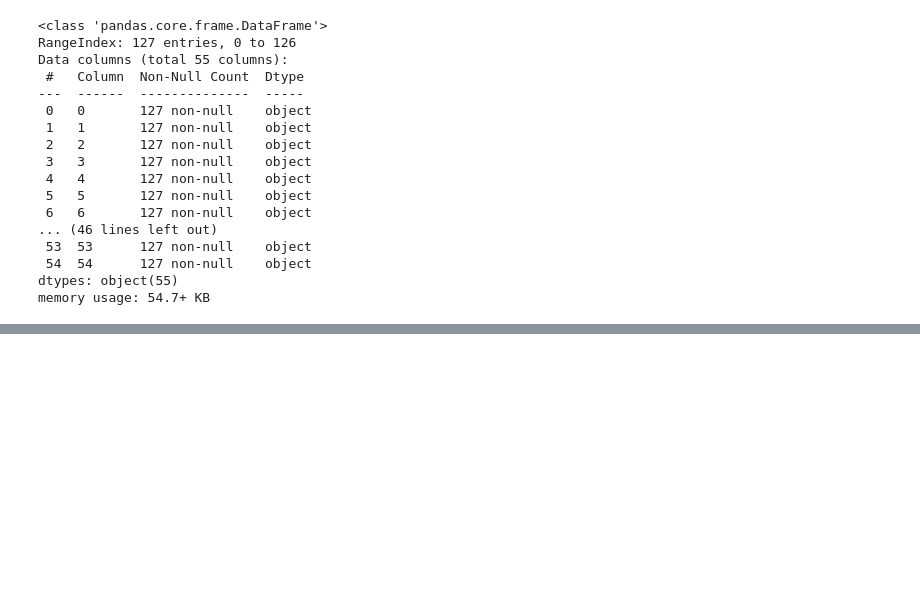
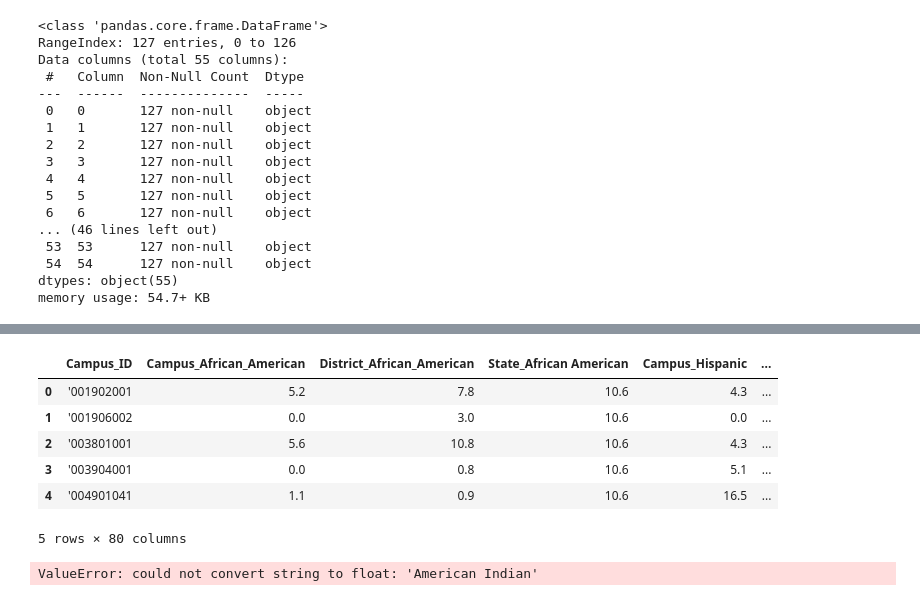
Before and after one commit to rakhira/algebra-I-STAAR-scores-predictor, a Jupyter notebook: TEA_parsing.ipynb, the cells around one changed output, grey strips where cells are left out. Cells and saved outputs as stored; diff of their text form; code cells hidden in the pictures; blank space fills up the shorter version.

```diff
--- a/TEA_parsing.ipynb
+++ b/TEA_parsing.ipynb
@@ -924,0 +975,4 @@ NameError: name 'Campus_ID' is not defined
+# %%
+total_df.replace('*', 0, inplace=True)
+# %%
+total_df.replace('-', 0, inplace=True)
@@ -925,4 +983,16 @@ NameError: name 'Campus_ID' is not defined
+# %%
+total_df.head()
+# %% [output]
+|  | Campus_ID | Campus_African_American | District_African_American | State_African American | Campus_Hispanic | ... |
+| 0 | '001902001 | 5.2 | 7.8 | 10.6 | 4.3 | ... |
+| 1 | '001906002 | 0.0 | 3.0 | 10.6 | 0.0 | ... |
+| 2 | '003801001 | 5.6 | 10.8 | 10.6 | 4.3 | ... |
+| 3 | '003904001 | 0.0 | 0.8 | 10.6 | 5.1 | ... |
+| 4 | '004901041 | 1.1 | 0.9 | 10.6 | 16.5 | ... |
+5 rows × 80 columns
 # %%
 # change datatypes of each column by casting
 
-# staff_df['first_label'] = staff_df['first_label'].astype(str)
+total_df = total_df.iloc[:,1:80].astype(float)
+# %% [output]
+ValueError: could not convert string to float: 'American Indian'
```
Also changed, not shown: parts of 23 cells of this notebook, 1 other file.
